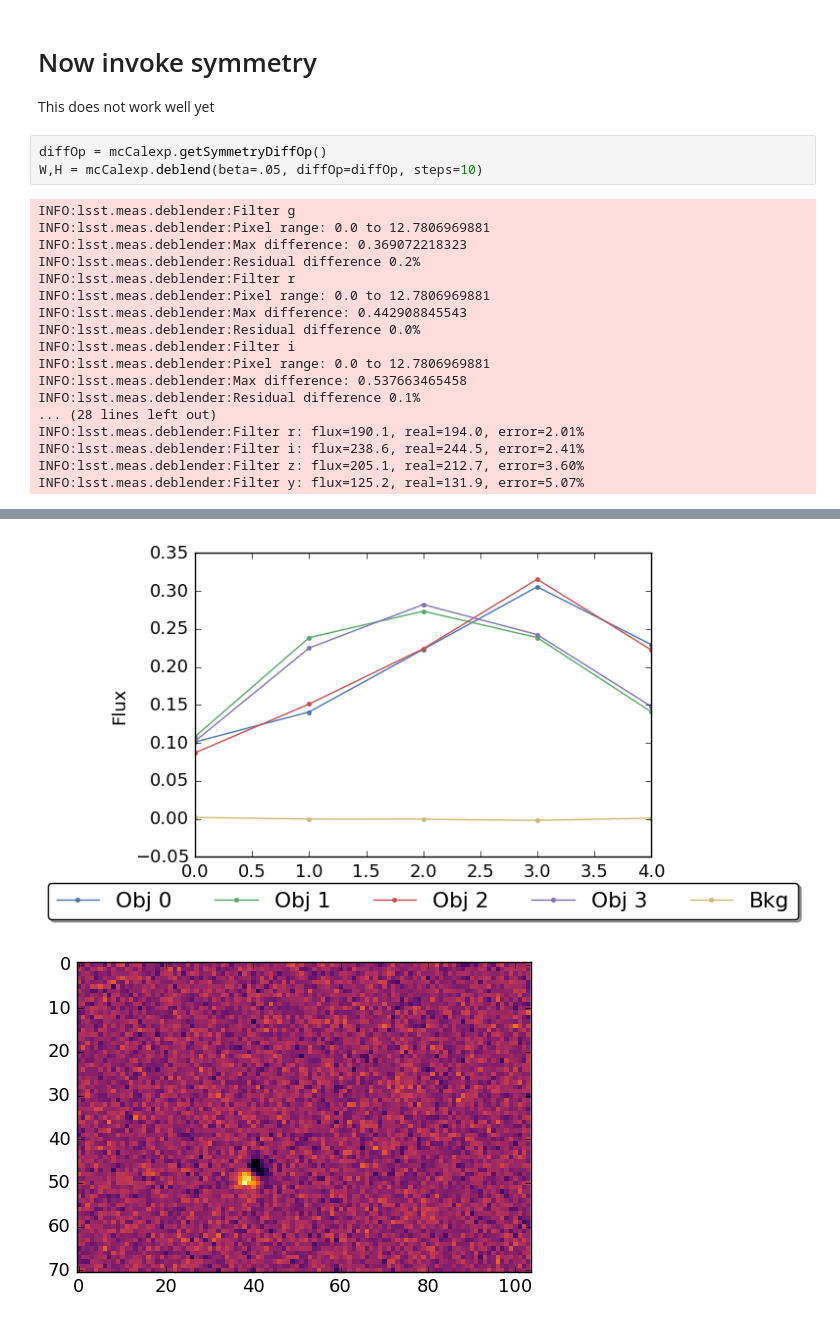
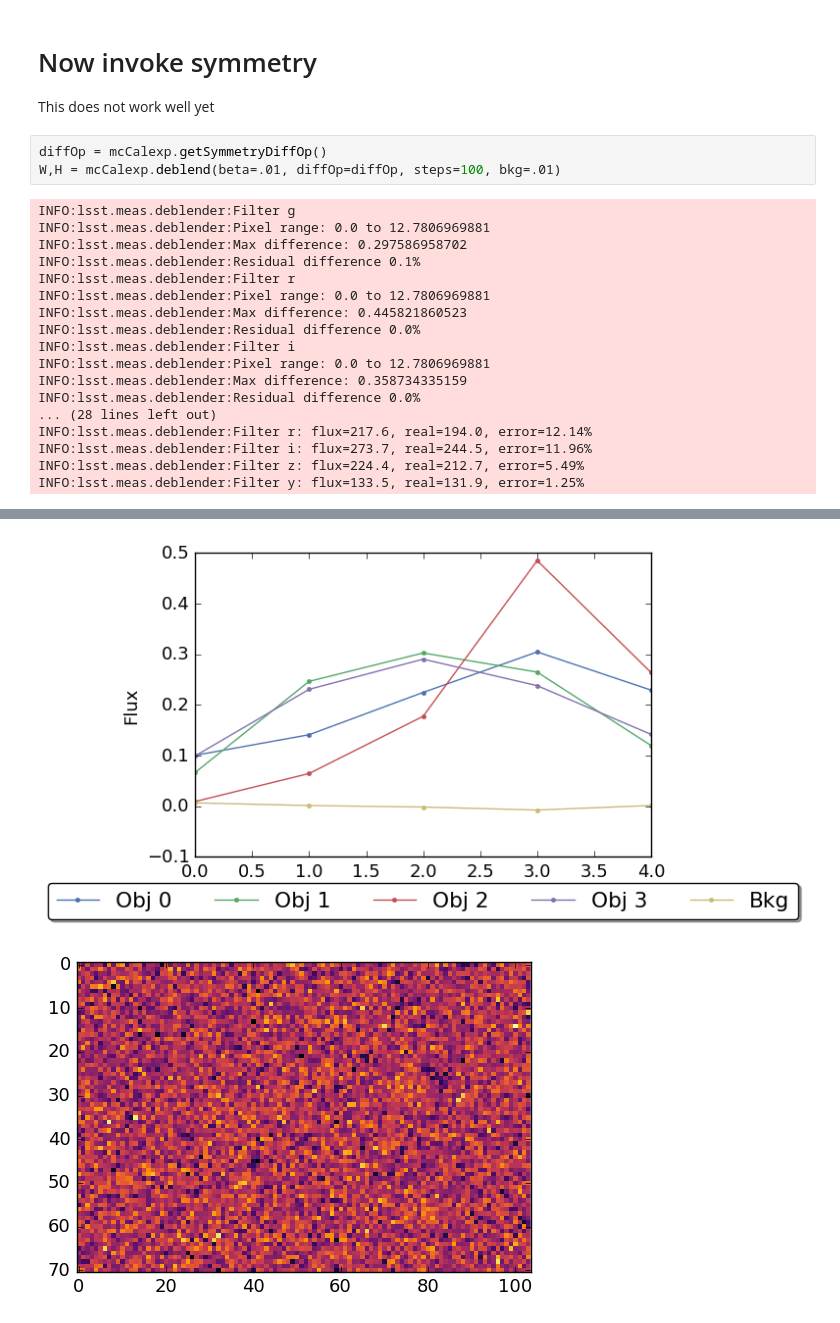
Before and after one commit to lsst/meas_deblender, a Jupyter notebook: examples/testNmfLeeSeung.ipynb, the cells around one changed output, grey strips where cells are left out. Saved outputs shown, nothing was run; the diff lists cells and outputs as text.

```diff
--- a/examples/testNmfLeeSeung.ipynb
+++ b/examples/testNmfLeeSeung.ipynb
@@ -120,23 +120,23 @@ INFO:lsst.meas.deblender:Filter y: flux=103.8, real=131.9, error=21.29%
 This does not work well yet
 # %%
 diffOp = mcCalexp.getSymmetryDiffOp()
-W,H = mcCalexp.deblend(beta=.05, diffOp=diffOp, steps=10)
+W,H = mcCalexp.deblend(beta=.01, diffOp=diffOp, steps=100, bkg=.01)
 # %% [output]
 INFO:lsst.meas.deblender:Filter g
 INFO:lsst.meas.deblender:Pixel range: 0.0 to 12.7806969881
-INFO:lsst.meas.deblender:Max difference: 0.369072218323
-INFO:lsst.meas.deblender:Residual difference 0.2%
+INFO:lsst.meas.deblender:Max difference: 0.297586958702
+INFO:lsst.meas.deblender:Residual difference 0.1%
 INFO:lsst.meas.deblender:Filter r
 INFO:lsst.meas.deblender:Pixel range: 0.0 to 12.7806969881
-INFO:lsst.meas.deblender:Max difference: 0.442908845543
+INFO:lsst.meas.deblender:Max difference: 0.445821860523
 INFO:lsst.meas.deblender:Residual difference 0.0%
 INFO:lsst.meas.deblender:Filter i
 INFO:lsst.meas.deblender:Pixel range: 0.0 to 12.7806969881
-INFO:lsst.meas.deblender:Max difference: 0.537663465458
-INFO:lsst.meas.deblender:Residual difference 0.1%
+INFO:lsst.meas.deblender:Max difference: 0.358734335159
+INFO:lsst.meas.deblender:Residual difference 0.0%
 ... (28 lines left out)
-INFO:lsst.meas.deblender:Filter r: flux=190.1, real=194.0, error=2.01%
-INFO:lsst.meas.deblender:Filter i: flux=238.6, real=244.5, error=2.41%
-INFO:lsst.meas.deblender:Filter z: flux=205.1, real=212.7, error=3.60%
-INFO:lsst.meas.deblender:Filter y: flux=125.2, real=131.9, error=5.07%
+INFO:lsst.meas.deblender:Filter r: flux=217.6, real=194.0, error=12.14%
+INFO:lsst.meas.deblender:Filter i: flux=273.7, real=244.5, error=11.96%
+INFO:lsst.meas.deblender:Filter z: flux=224.4, real=212.7, error=5.49%
+INFO:lsst.meas.deblender:Filter y: flux=133.5, real=131.9, error=1.25%
 [figure]
@@ -147,2 +147,2 @@ INFO:lsst.meas.deblender:Filter y: flux=125.2, real=131.9, error=5.07%
-[figure, old version]
+[figure, new version]
-[figure, old version]
+[figure, new version]
```
Also changed, not shown: parts of 4 cells of this notebook, 2 other files.
